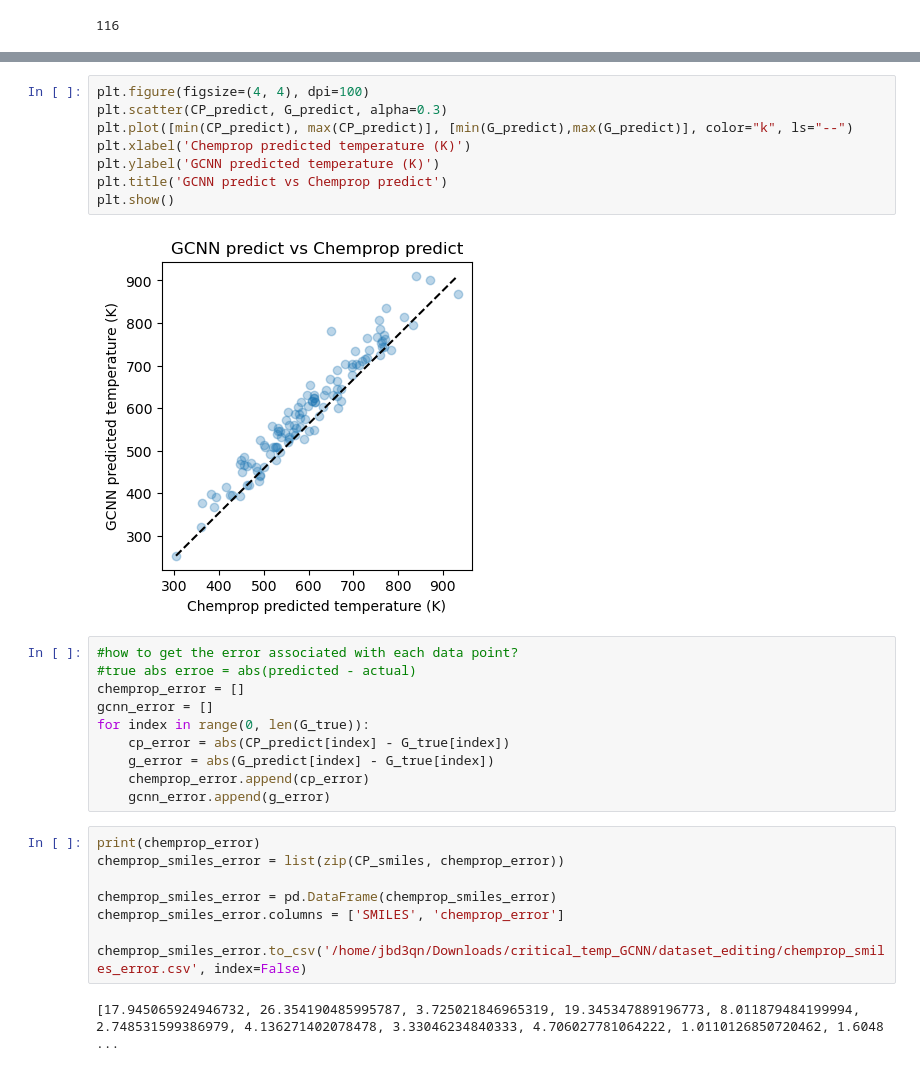
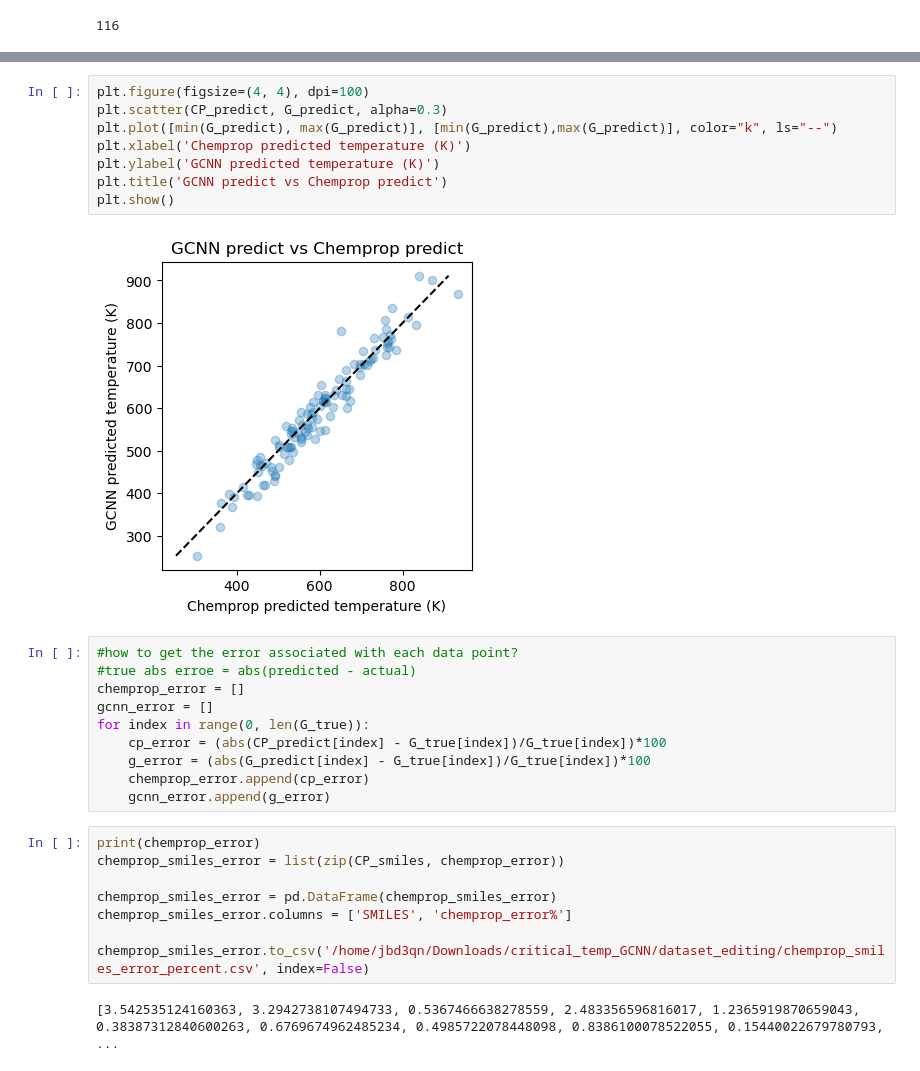
Before and after one commit to vanessa-b-campbell/critical_temp_GCNN, a Jupyter notebook: dataset_editing/chemprop_vs_GCNN.ipynb, the cells around one changed output, grey strips where cells are left out. Saved outputs shown, nothing was run; the diff lists cells and outputs as text.

```diff
--- a/dataset_editing/chemprop_vs_GCNN.ipynb
+++ b/dataset_editing/chemprop_vs_GCNN.ipynb
@@ -39,21 +39,21 @@ plt.show()
 # %%
 plt.figure(figsize=(4, 4), dpi=100)
 plt.scatter(CP_predict, G_predict, alpha=0.3)
-plt.plot([min(CP_predict), max(CP_predict)], [min(G_predict),max(G_predict)], color="k", ls="--")
+plt.plot([min(G_predict), max(G_predict)], [min(G_predict),max(G_predict)], color="k", ls="--")
 plt.xlabel('Chemprop predicted temperature (K)')
 plt.ylabel('GCNN predicted temperature (K)')
 plt.title('GCNN predict vs Chemprop predict')
 plt.show()
 # %% [output]
-[figure, old version]
+[figure, new version]
 # %%
 #how to get the error associated with each data point?
 #true abs erroe = abs(predicted - actual)
 chemprop_error = []
 gcnn_error = []
 for index in range(0, len(G_true)):
-    cp_error = abs(CP_predict[index] - G_true[index])
-    g_error = abs(G_predict[index] - G_true[index])
+    cp_error = (abs(CP_predict[index] - G_true[index])/G_true[index])*100
+    g_error = (abs(G_predict[index] - G_true[index])/G_true[index])*100
     chemprop_error.append(cp_error)
     gcnn_error.append(g_error)
 # %%
@@ -61,11 +61,11 @@ print(chemprop_error)
 chemprop_smiles_error = list(zip(CP_smiles, chemprop_error))
 
 chemprop_smiles_error = pd.DataFrame(chemprop_smiles_error)
-chemprop_smiles_error.columns = ['SMILES', 'chemprop_error']
+chemprop_smiles_error.columns = ['SMILES', 'chemprop_error%']
 
-chemprop_smiles_error.to_csv('/home/jbd3qn/Downloads/critical_temp_GCNN/dataset_editing/chemprop_smiles_error.csv', index=False)
+chemprop_smiles_error.to_csv('/home/jbd3qn/Downloads/critical_temp_GCNN/dataset_editing/chemprop_smiles_error_percent.csv', index=False)
 # %% [output]
-[17.945065924946732, 26.354190485995787, 3.725021846965319, 19.345347889196773, 8.011879484199994, 2.748531599386979, 4.136271402078478, 3.33046234840333, 4.706027781064222, 1.0110126850720462, 1.6048 ...
+[3.542535124160363, 3.2942738107494733, 0.5367466638278559, 2.483356596816017, 1.2365919870659043, 0.38387312840600263, 0.6769674962485234, 0.4985722078448098, 0.8386100078522055, 0.15440022679780793, ...
 # %%
 print(gcnn_error)
 gcnn_smiles_error = list(zip(CP_smiles, gcnn_error))
```
Also changed, not shown: parts of 4 cells of this notebook, 5 other files.
